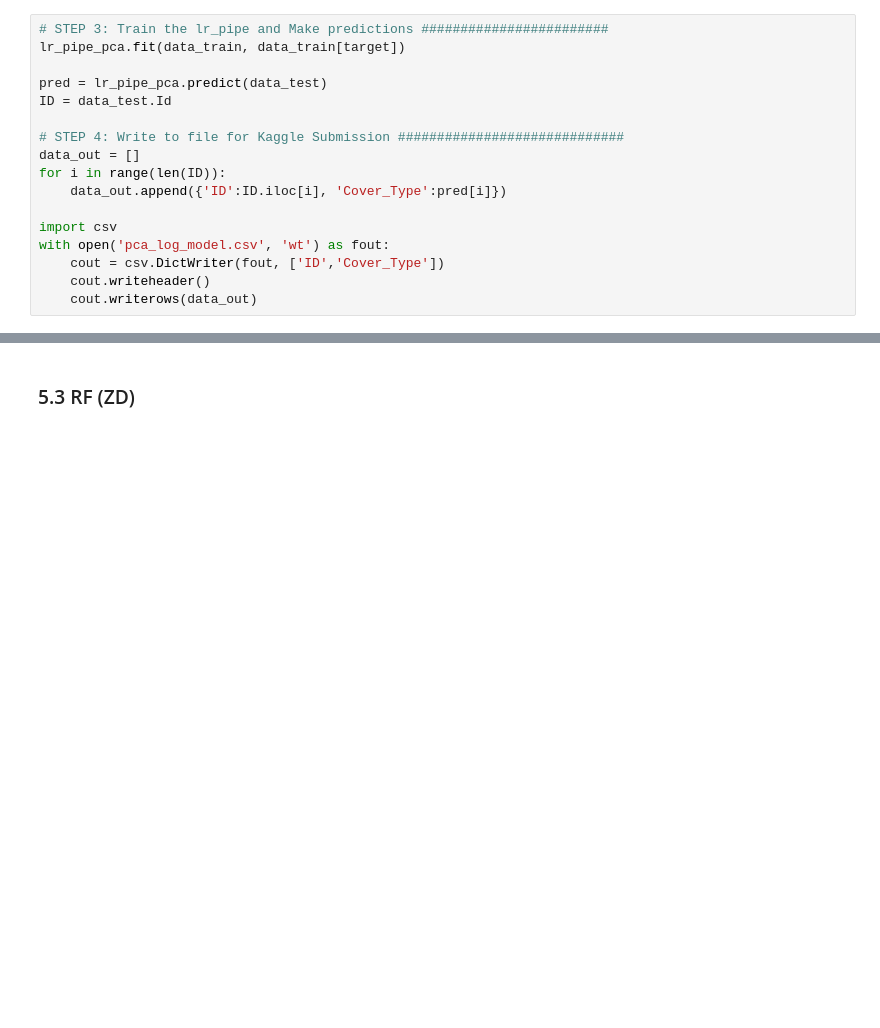
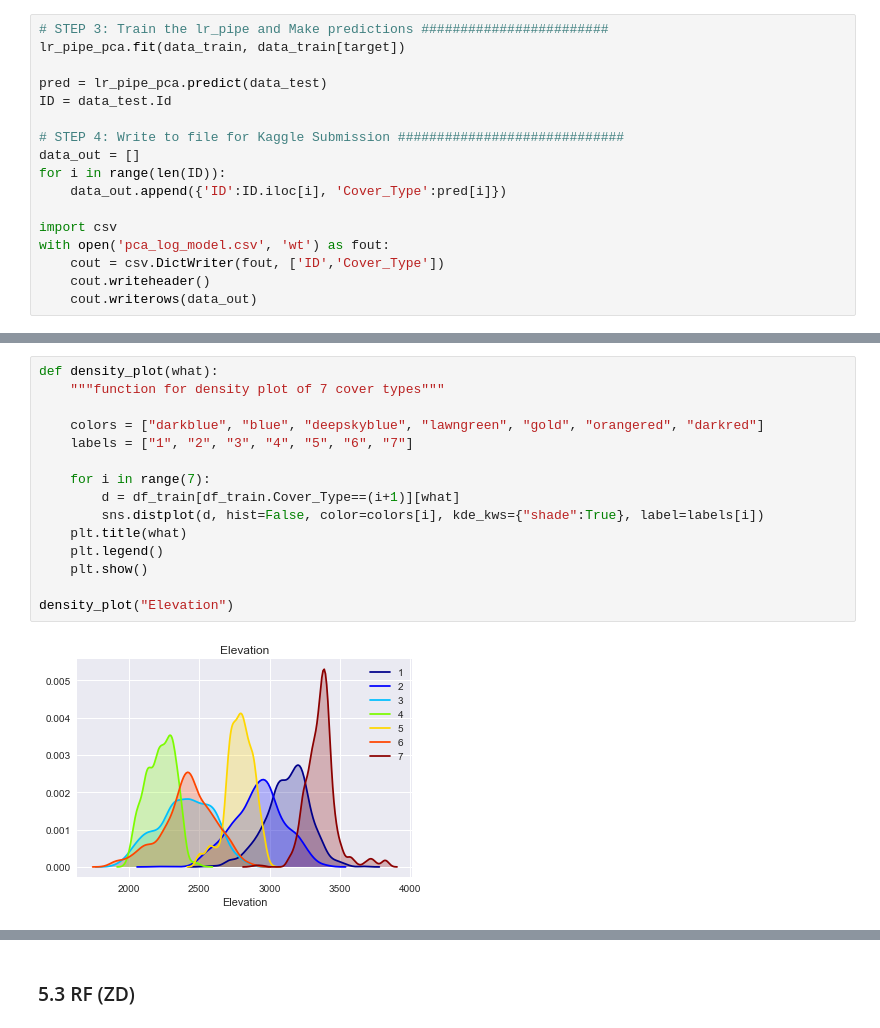
Before and after one commit to zachday1/207_forest_cover, a Jupyter notebook: Final_WIP_CRISP.ipynb, the cells around one changed output, grey strips where cells are left out. Drawn from its saved outputs; the diff is of its cells as text; blank space fills up the shorter version.

```diff
--- a/Final_WIP_CRISP.ipynb
+++ b/Final_WIP_CRISP.ipynb
@@ -635,0 +664,17 @@ with open('pca_log_model.csv', 'wt') as fout:
+# %%
+def density_plot(what):
+    """function for density plot of 7 cover types"""
+
+    colors = ["darkblue", "blue", "deepskyblue", "lawngreen", "gold", "orangered", "darkred"]
+    labels = ["1", "2", "3", "4", "5", "6", "7"]
+
+    for i in range(7):
+        d = df_train[df_train.Cover_Type==(i+1)][what]
+        sns.distplot(d, hist=False, color=colors[i], kde_kws={"shade":True}, label=labels[i])
+    plt.title(what)
+    plt.legend()
+    plt.show()
+
+density_plot("Elevation")
+# %% [output]
+[figure, added]
```
Also changed, not shown: parts of 11 cells of this notebook.
